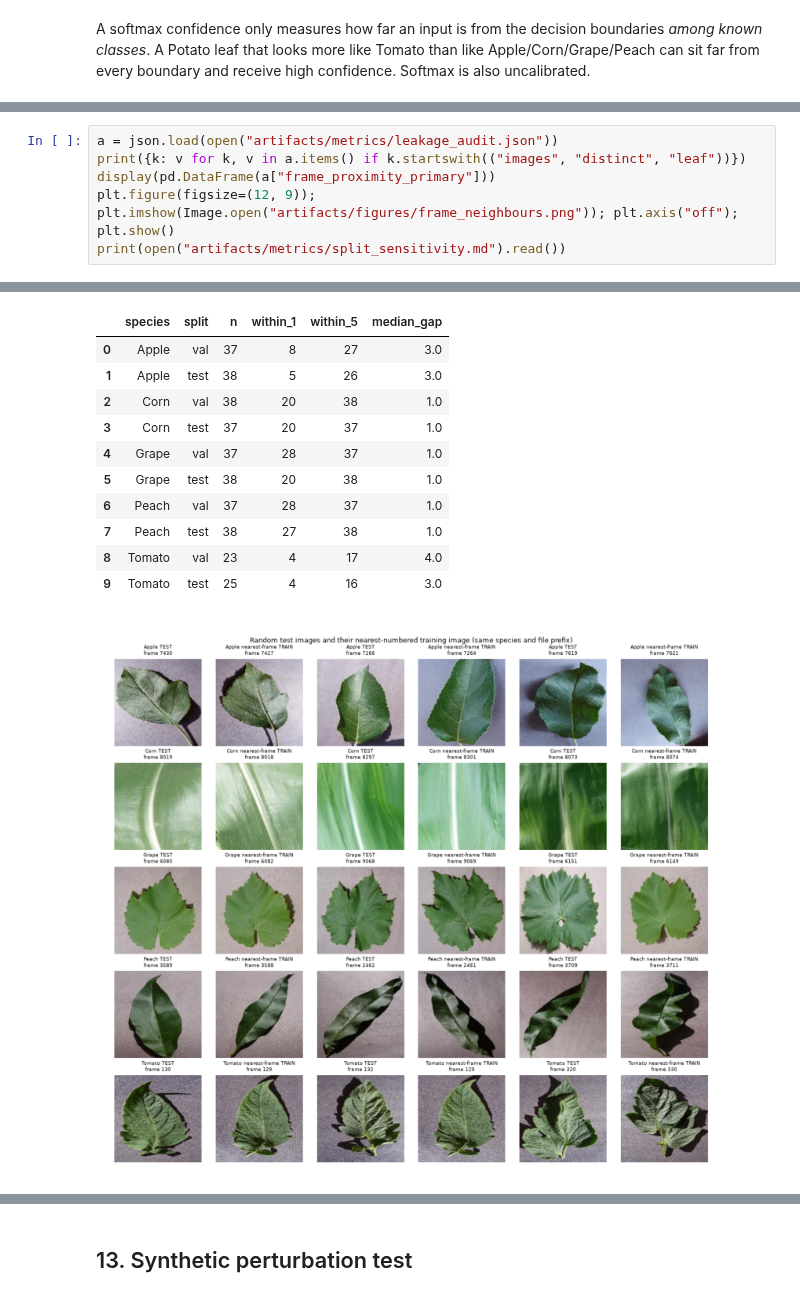
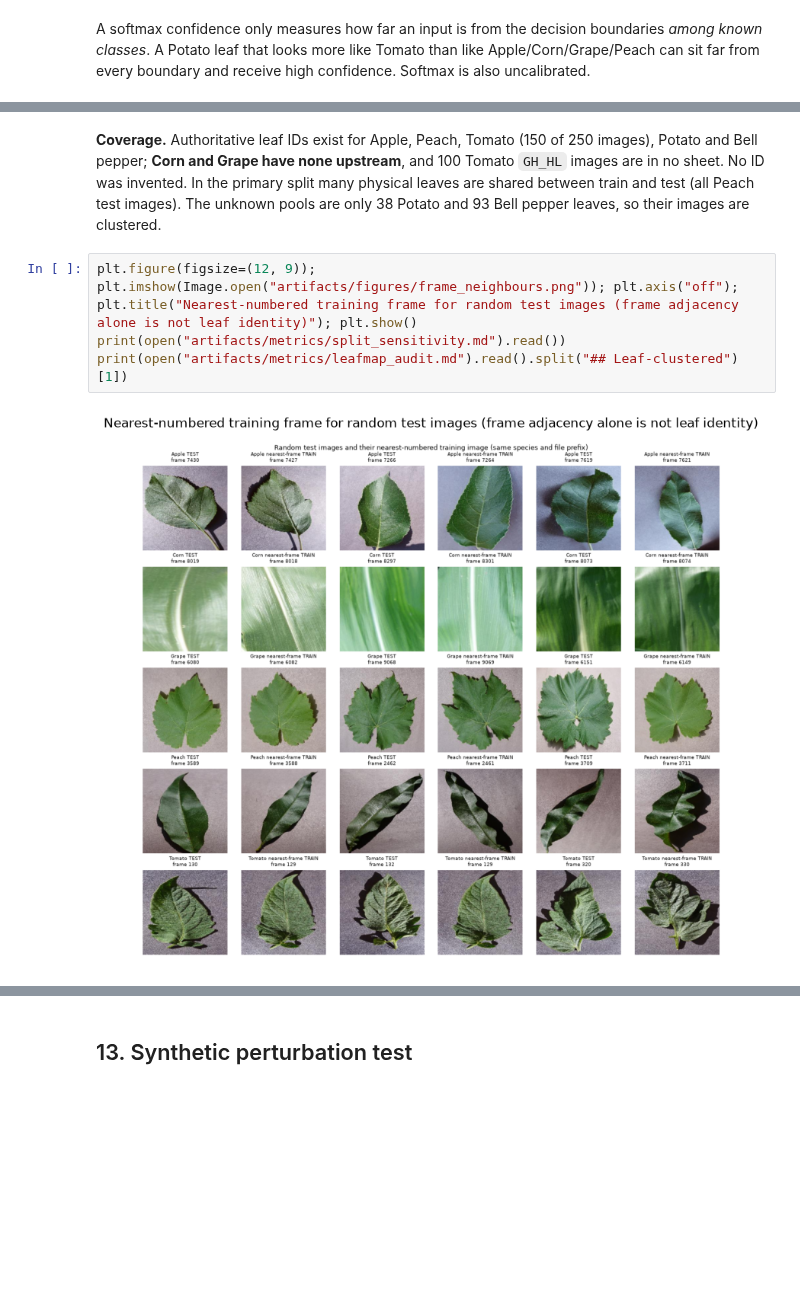
Before and after one commit to winteriscoming07/DS_leaf, a Jupyter notebook: notebooks/leaf_open_set_analysis.ipynb, the cells around one changed output, grey strips where cells are left out. Cells and saved outputs as stored; diff of their text form; blank space fills up the shorter version.

```diff
--- a/notebooks/leaf_open_set_analysis.ipynb
+++ b/notebooks/leaf_open_set_analysis.ipynb
@@ -216,7 +266,8 @@ A softmax confidence only measures how far an input is from the decision boundar
+# %% [markdown]
+**Coverage.** Authoritative leaf IDs exist for Apple, Peach, Tomato (150 of 250 images), Potato and Bell pepper; **Corn and Grape have none upstream**, and 100 Tomato `GH_HL` images are in no sheet. No ID was invented. In the primary split many physical leaves are shared between train and test (all Peach test images). The unknown pools are only 38 Potato and 93 Bell pepper leaves, so their images are clustered.
 # %%
-a = json.load(open("artifacts/metrics/leakage_audit.json"))
-print({k: v for k, v in a.items() if k.startswith(("images", "distinct", "leaf"))})
-display(pd.DataFrame(a["frame_proximity_primary"]))
-plt.figure(figsize=(12, 9)); plt.imshow(Image.open("artifacts/figures/frame_neighbours.png")); plt.axis("off"); plt.show()
+plt.figure(figsize=(12, 9)); plt.imshow(Image.open("artifacts/figures/frame_neighbours.png")); plt.axis("off"); plt.title("Nearest-numbered training frame for random test images (frame adjacency alone is not leaf identity)"); plt.show()
 print(open("artifacts/metrics/split_sensitivity.md").read())
+print(open("artifacts/metrics/leafmap_audit.md").read().split("## Leaf-clustered")[1])
 # %% [output]
+[figure, new version]
@@ -224,12 +289,0 @@ print(open("artifacts/metrics/split_sensitivity.md").read())
-|  | species | split | n | within_1 | within_5 | median_gap |
-| 0 | Apple | val | 37 | 8 | 27 | 3.0 |
-| 1 | Apple | test | 38 | 5 | 26 | 3.0 |
-| 2 | Corn | val | 38 | 20 | 38 | 1.0 |
-| 3 | Corn | test | 37 | 20 | 37 | 1.0 |
-| 4 | Grape | val | 37 | 28 | 37 | 1.0 |
-| 5 | Grape | test | 38 | 20 | 38 | 1.0 |
-| 6 | Peach | val | 37 | 28 | 37 | 1.0 |
-| 7 | Peach | test | 38 | 27 | 38 | 1.0 |
-| 8 | Tomato | val | 23 | 4 | 17 | 4.0 |
-| 9 | Tomato | test | 25 | 4 | 16 | 3.0 |
-[figure, old version]
```
Also changed, not shown: parts of 7 cells of this notebook, 8 other files.
